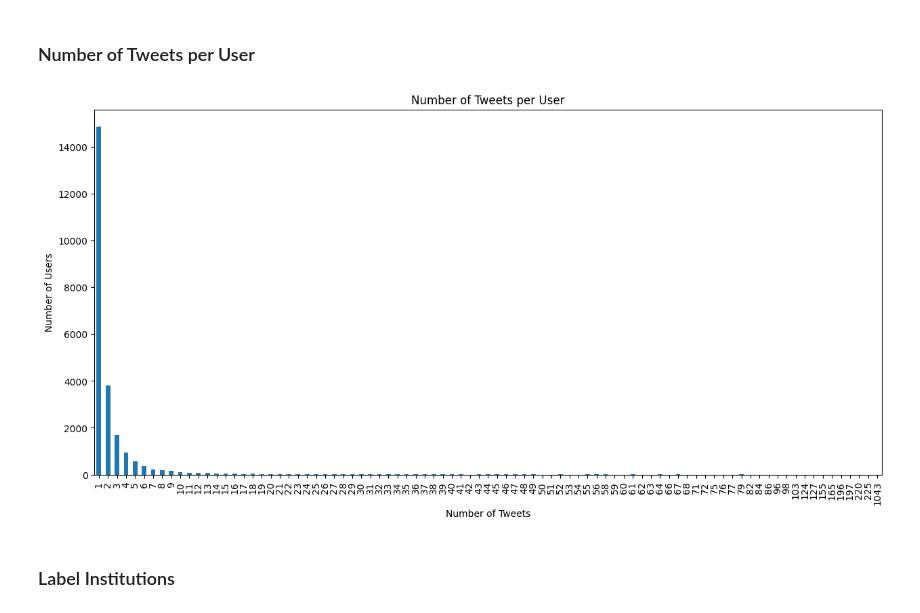
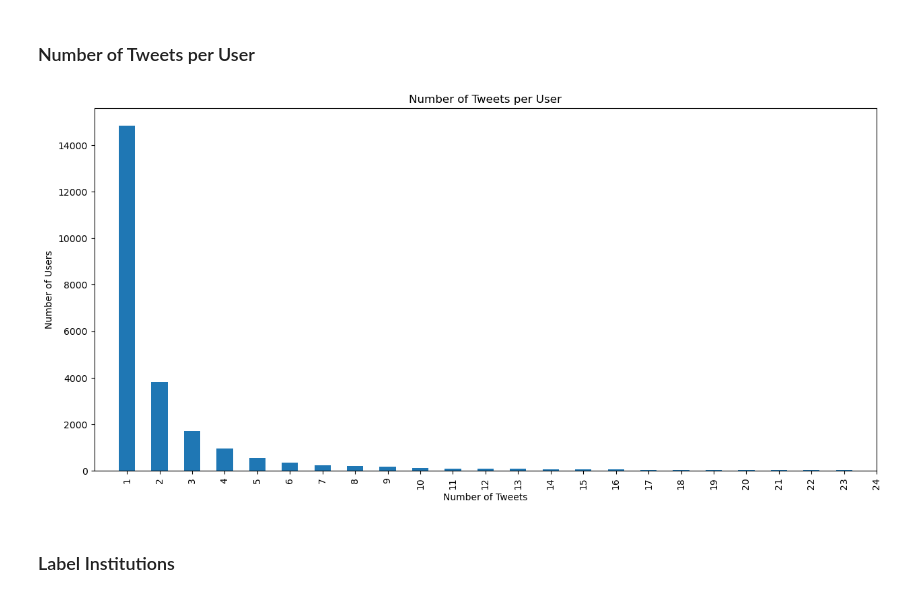
Before and after one commit to mrnz14/ItalyTwitterGenderViolence, a Jupyter notebook: research.ipynb, the cells around one changed output. Drawn from its saved outputs; the diff is of its cells as text; code cells hidden in the pictures.

```diff
--- a/research.ipynb
+++ b/research.ipynb
@@ -188,14 +194,14 @@ users_df['n_tweets'] = users_df['text'].apply(lambda x: len(x))
 # %%
 fig, ax = plt.subplots(figsize=(15, 7))
 users_df['n_tweets'].value_counts().sort_index().plot(kind='bar', ax=ax)
 ax.set_title('Number of Tweets per User')
 ax.set_xlabel('Number of Tweets')
 ax.set_ylabel('Number of Users')
-# ax.set_xlim(-1, 23)
+ax.set_xlim(-1, 23)
 
 plt.show()
 # %% [output]
-[figure, old version]
+[figure, new version]
 # %%
 with open('users.csv', 'w') as f:
     users = users_df.sort_values('n_tweets', ascending=False)['username'].values
```
Also changed, not shown: parts of 29 cells of this notebook.
